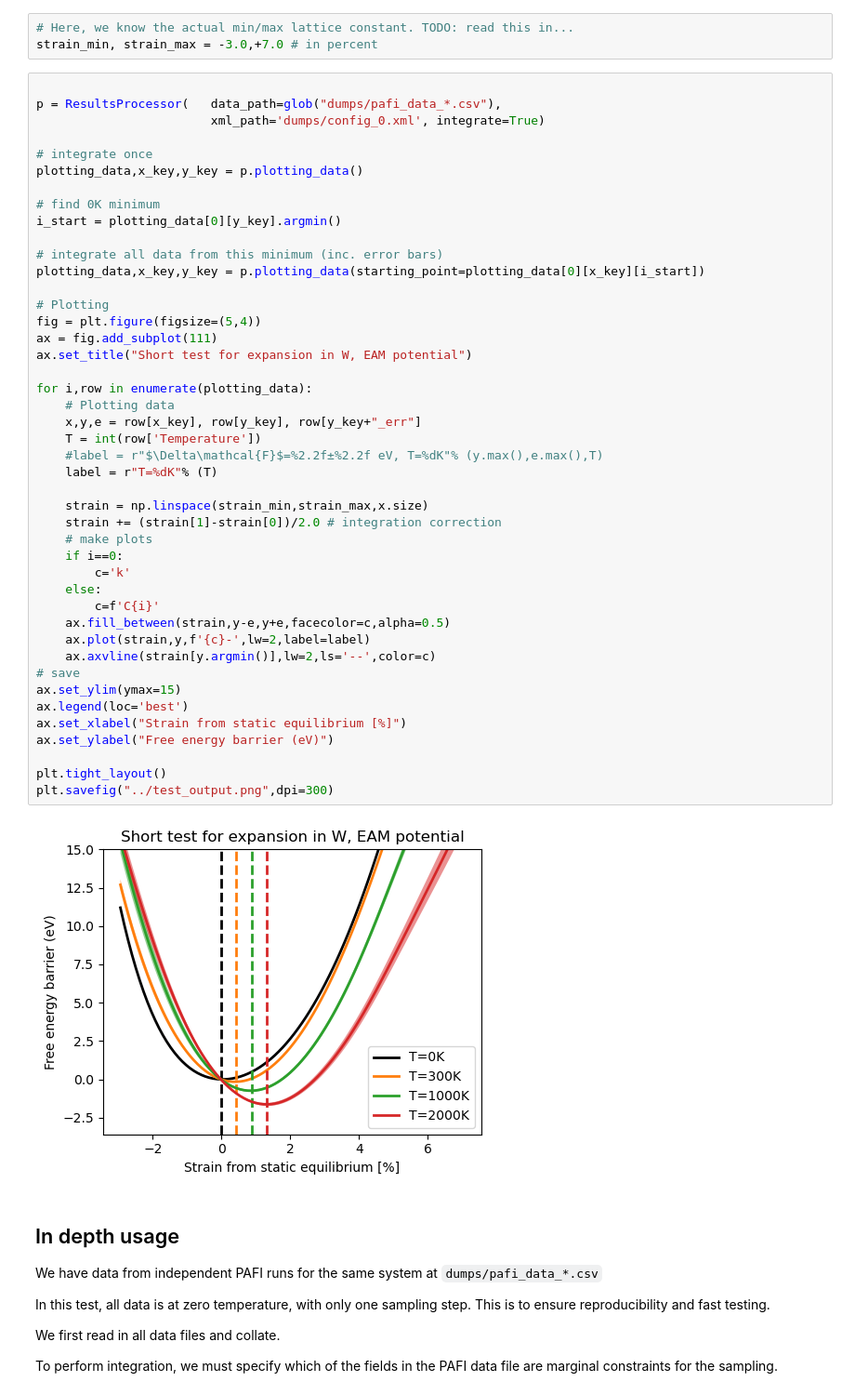
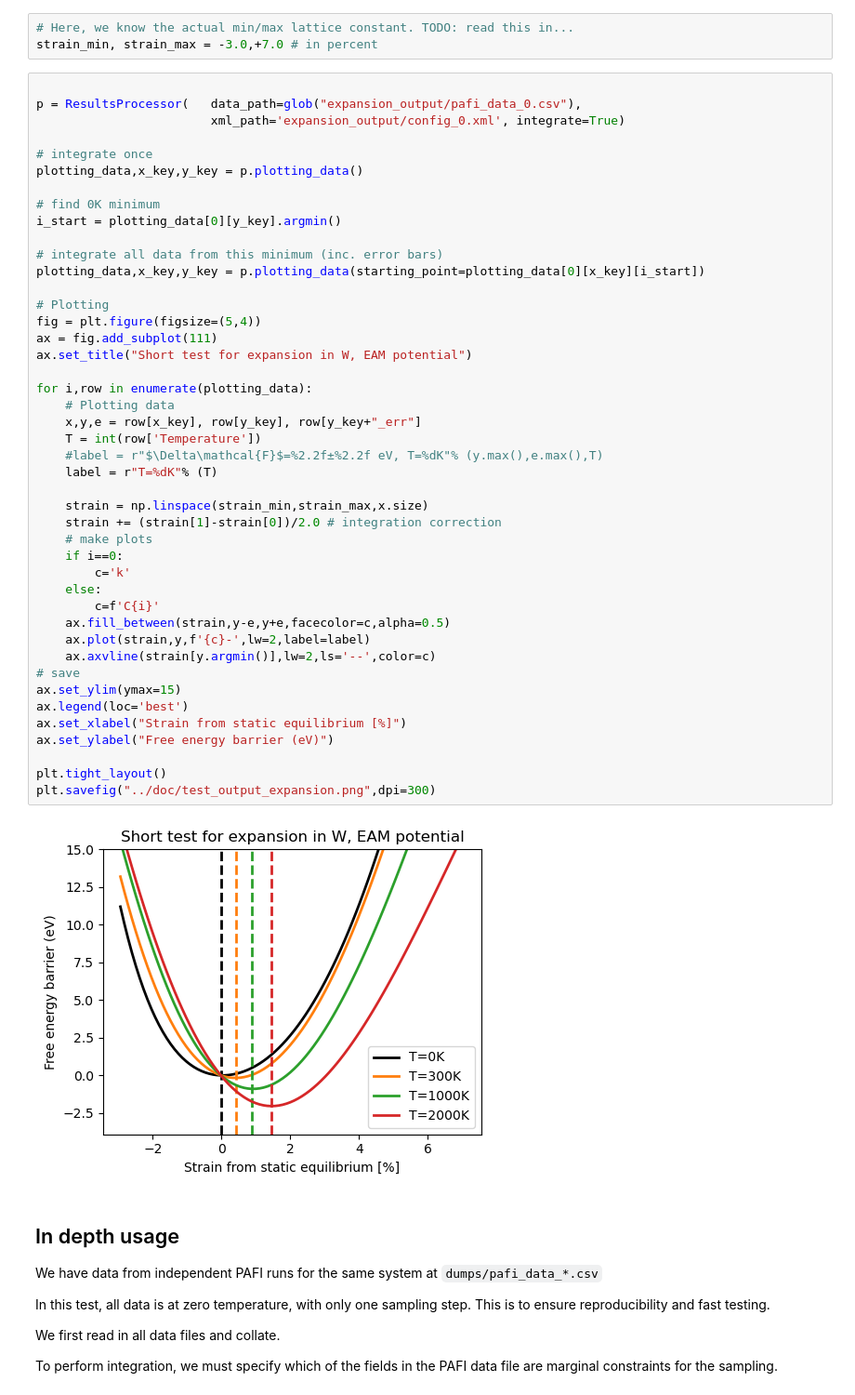
Before and after one commit to tomswinburne/pafi, a Jupyter notebook: examples/PlottingExample-2.ipynb, the cells around one changed output. Shown: that part at 93% size. Cells and saved outputs as stored; diff of their text form.

```diff
--- a/examples/PlottingExample-2.ipynb
+++ b/examples/PlottingExample-2.ipynb
@@ -10,8 +10,8 @@ from pafi import ResultsProcessor
 strain_min, strain_max = -3.0,+7.0 # in percent
 # %%
 
-p = ResultsProcessor(   data_path=glob("dumps/pafi_data_*.csv"),
-                        xml_path='dumps/config_0.xml', integrate=True)
+p = ResultsProcessor(   data_path=glob("expansion_output/pafi_data_0.csv"),
+                        xml_path='expansion_output/config_0.xml', integrate=True)
 
 # integrate once
 plotting_data,x_key,y_key = p.plotting_data()
@@ -25,35 +25,35 @@ plotting_data,x_key,y_key = p.plotting_data(starting_point=plotting_data[0][x_ke
 # Plotting
 fig = plt.figure(figsize=(5,4))
 ax = fig.add_subplot(111)
 ax.set_title("Short test for expansion in W, EAM potential")
 
 for i,row in enumerate(plotting_data):
     # Plotting data
     x,y,e = row[x_key], row[y_key], row[y_key+"_err"]
     T = int(row['Temperature'])
     #label = r"$\Delta\mathcal{F}$=%2.2f±%2.2f eV, T=%dK"% (y.max(),e.max(),T)
     label = r"T=%dK"% (T)
 
     strain = np.linspace(strain_min,strain_max,x.size)
     strain += (strain[1]-strain[0])/2.0 # integration correction
     # make plots
     if i==0:
         c='k'
     else:
         c=f'C{i}'
     ax.fill_between(strain,y-e,y+e,facecolor=c,alpha=0.5)
     ax.plot(strain,y,f'{c}-',lw=2,label=label)
     ax.axvline(strain[y.argmin()],lw=2,ls='--',color=c)
 # save
 ax.set_ylim(ymax=15)
 ax.legend(loc='best')
 ax.set_xlabel("Strain from static equilibrium [%]")
 ax.set_ylabel("Free energy barrier (eV)")
 
 plt.tight_layout()
-plt.savefig("../test_output.png",dpi=300)
+plt.savefig("../doc/test_output_expansion.png",dpi=300)
 # %% [output]
-[figure, old version]
+[figure, new version]
 # %% [markdown]
 ## In depth usage
 
```
Also changed, not shown: parts of 1 cell of this notebook, 20 other files.
